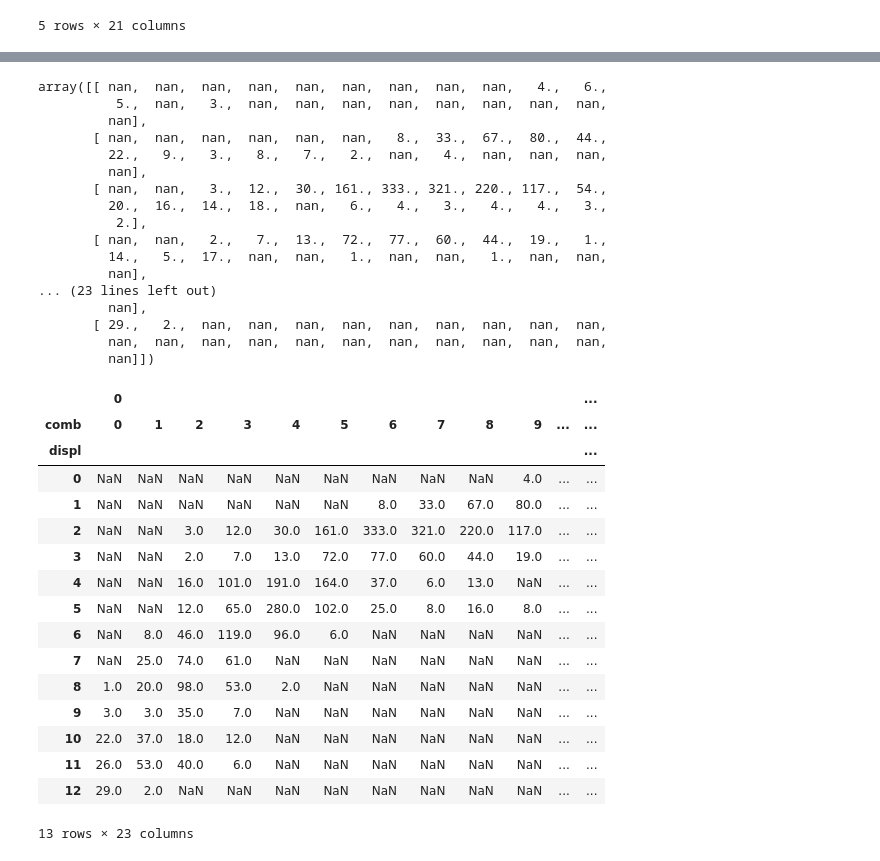
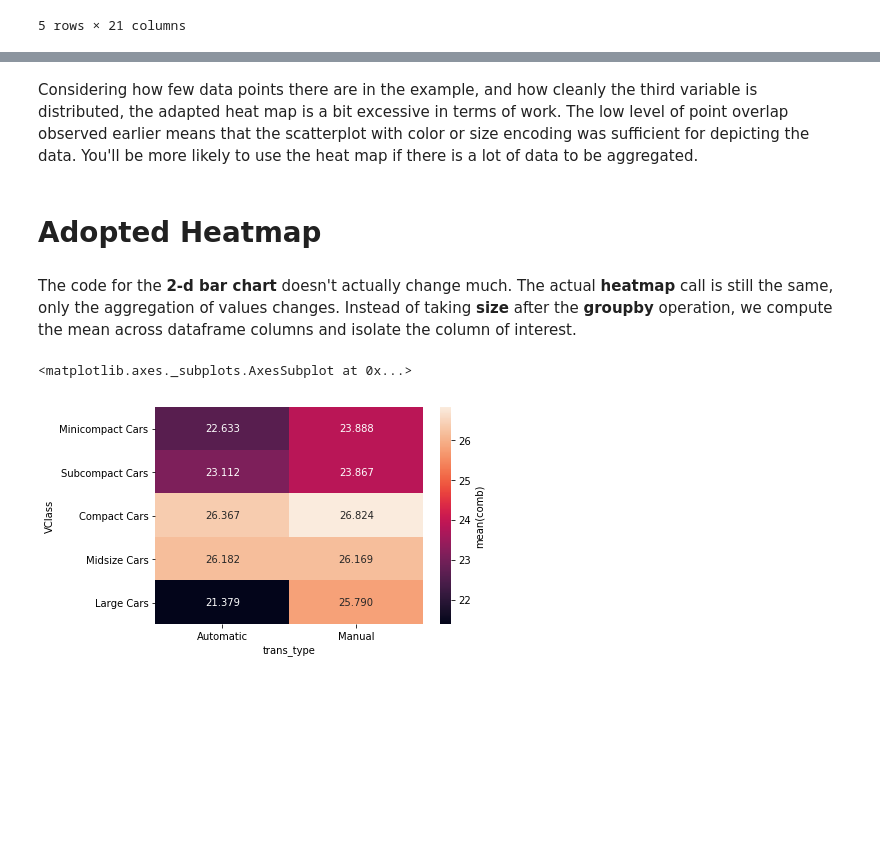
Before and after one commit to A2Amir/Data-Visualization-in-Data-Science-Process, a Jupyter notebook: Code/Other Adaptations of Bivariate Plots.ipynb, the cells around one changed output, grey strips where cells are left out. Cells and saved outputs as stored; diff of their text form; code cells hidden in the pictures; blank space fills up the shorter version.

```diff
--- a/Code/Other Adaptations of Bivariate Plots.ipynb
+++ b/Code/Other Adaptations of Bivariate Plots.ipynb
@@ -50,40 +50,15 @@ plt.colorbar(label = 'mean(co2)');
-# %%
-n_points
-# %% [output]
-array([[ nan,  nan,  nan,  nan,  nan,  nan,  nan,  nan,  nan,   4.,   6.,
-          5.,  nan,   3.,  nan,  nan,  nan,  nan,  nan,  nan,  nan,  nan,
-         nan],
-       [ nan,  nan,  nan,  nan,  nan,  nan,   8.,  33.,  67.,  80.,  44.,
-         22.,   9.,   3.,   8.,   7.,   2.,  nan,   4.,  nan,  nan,  nan,
-         nan],
-       [ nan,  nan,   3.,  12.,  30., 161., 333., 321., 220., 117.,  54.,
-         20.,  16.,  14.,  18.,  nan,   6.,   4.,   3.,   4.,   4.,   3.,
-          2.],
-       [ nan,  nan,   2.,   7.,  13.,  72.,  77.,  60.,  44.,  19.,   1.,
-         14.,   5.,  17.,  nan,  nan,   1.,  nan,  nan,   1.,  nan,  nan,
-         nan],
-... (23 lines left out)
-         nan],
-       [ 29.,   2.,  nan,  nan,  nan,  nan,  nan,  nan,  nan,  nan,  nan,
-         nan,  nan,  nan,  nan,  nan,  nan,  nan,  nan,  nan,  nan,  nan,
-         nan]])
-# %%
-n_points
-# %% [output]
-|  | 0 |  |  |  |  |  |  |  |  |  |  | ... |
-| comb | 0 | 1 | 2 | 3 | 4 | 5 | 6 | 7 | 8 | 9 | ... | ... |
-| displ |  |  |  |  |  |  |  |  |  |  |  | ... |
-| 0 | NaN | NaN | NaN | NaN | NaN | NaN | NaN | NaN | NaN | 4.0 | ... | ... |
-| 1 | NaN | NaN | NaN | NaN | NaN | NaN | 8.0 | 33.0 | 67.0 | 80.0 | ... | ... |
-| 2 | NaN | NaN | 3.0 | 12.0 | 30.0 | 161.0 | 333.0 | 321.0 | 220.0 | 117.0 | ... | ... |
-| 3 | NaN | NaN | 2.0 | 7.0 | 13.0 | 72.0 | 77.0 | 60.0 | 44.0 | 19.0 | ... | ... |
-| 4 | NaN | NaN | 16.0 | 101.0 | 191.0 | 164.0 | 37.0 | 6.0 | 13.0 | NaN | ... | ... |
-| 5 | NaN | NaN | 12.0 | 65.0 | 280.0 | 102.0 | 25.0 | 8.0 | 16.0 | 8.0 | ... | ... |
-| 6 | NaN | 8.0 | 46.0 | 119.0 | 96.0 | 6.0 | NaN | NaN | NaN | NaN | ... | ... |
-| 7 | NaN | 25.0 | 74.0 | 61.0 | NaN | NaN | NaN | NaN | NaN | NaN | ... | ... |
-| 8 | 1.0 | 20.0 | 98.0 | 53.0 | 2.0 | NaN | NaN | NaN | NaN | NaN | ... | ... |
-| 9 | 3.0 | 3.0 | 35.0 | 7.0 | NaN | NaN | NaN | NaN | NaN | NaN | ... | ... |
-| 10 | 22.0 | 37.0 | 18.0 | 12.0 | NaN | NaN | NaN | NaN | NaN | NaN | ... | ... |
-| 11 | 26.0 | 53.0 | 40.0 | 6.0 | NaN | NaN | NaN | NaN | NaN | NaN | ... | ... |
-| 12 | 29.0 | 2.0 | NaN | NaN | NaN | NaN | NaN | NaN | NaN | NaN | ... | ... |
-13 rows × 23 columns
+# %% [markdown]
+Considering how few data points there are in the example, and how cleanly the third variable is distributed, the adapted heat map is a bit excessive in terms of work. The low level of point overlap observed earlier means that the scatterplot with color or size encoding was sufficient for depicting the data. You'll be more likely to use the heat map if there is a lot of data to be aggregated.
+# %% [markdown]
+# Adopted Heatmap
+# %% [markdown]
+The code for the **2-d bar chart** doesn't actually change much. The actual **heatmap** call is still the same, only the aggregation of values changes. Instead of taking **size** after the **groupby** operation, we compute the mean across dataframe columns and isolate the column of interest.
+# %%
+cat_means =  df.groupby(['trans_type','VClass']).mean()['comb']
+cat_means = cat_means.reset_index(name = 'comb_avg')
+cat_means = cat_means.pivot(index='VClass', columns='trans_type', values='comb_avg')
+# %%
+sb.heatmap(cat_means, annot=True, fmt='0.3f', cbar_kws={'label':'mean(comb)'}  )
+# %% [output]
+<matplotlib.axes._subplots.AxesSubplot at 0x...>
+[figure, added]
```
Also changed, not shown: parts of 20 cells of this notebook.
